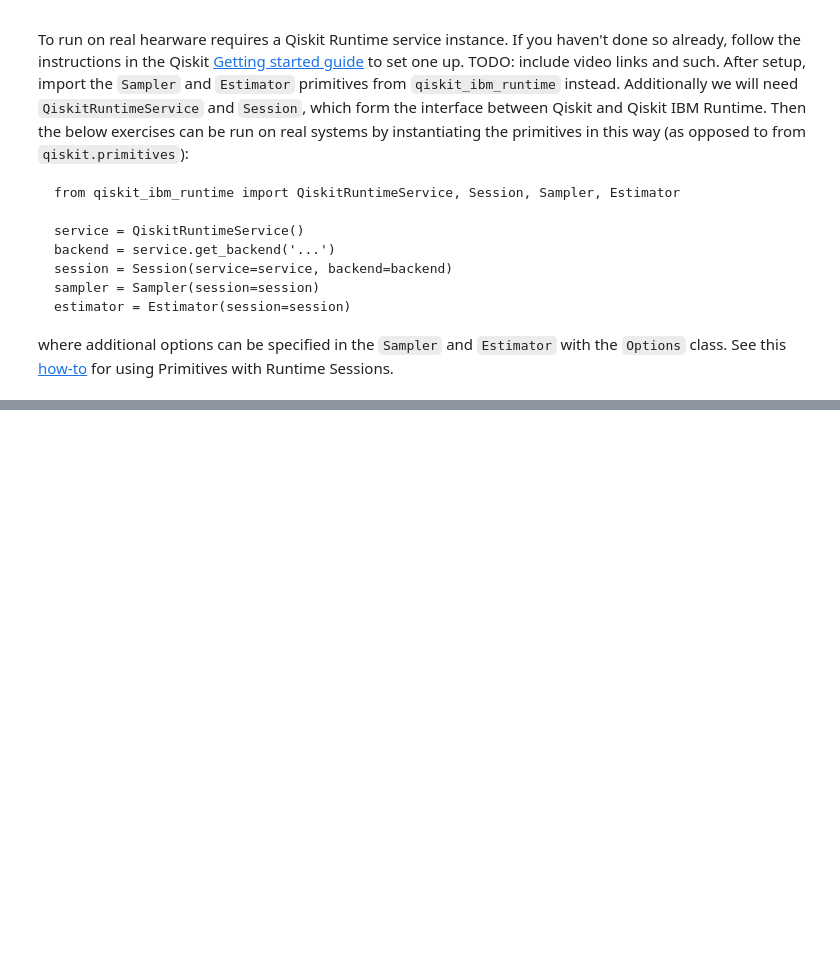
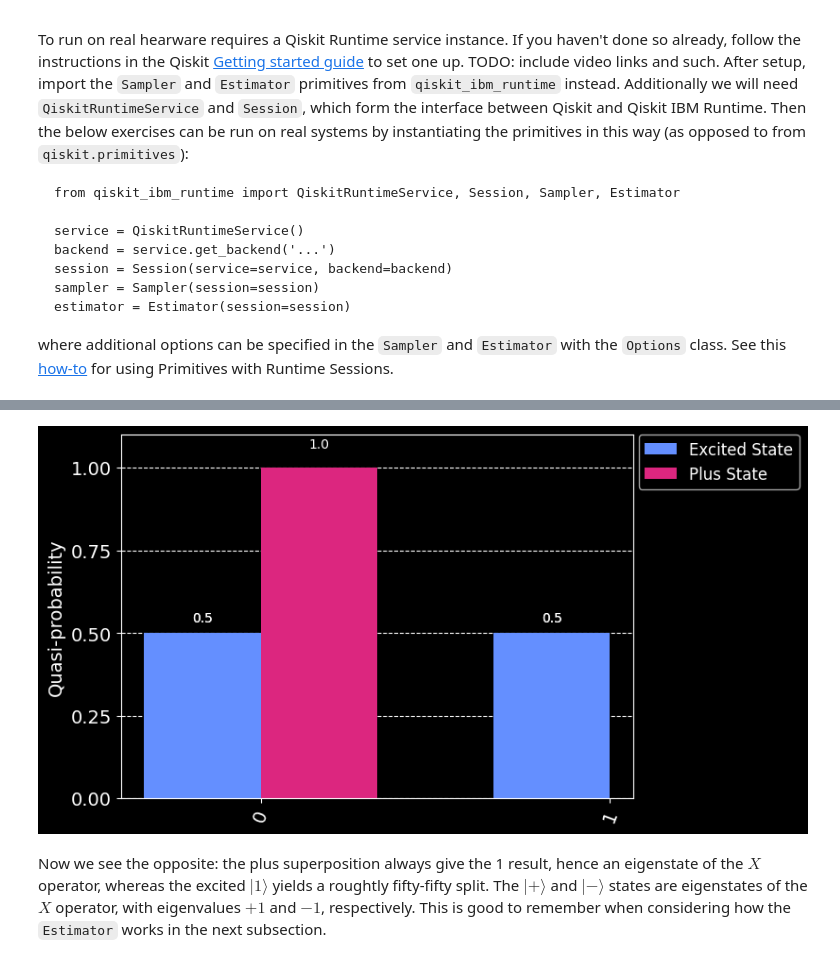
Before and after one commit to Martyna94/QiskitSummerSchool2023, a Jupyter notebook: Lab2/Lab2.ipynb, the cells around one changed output, grey strips where cells are left out. Saved outputs shown, nothing was run; the diff lists cells and outputs as text; code cells hidden in the pictures; blank space fills up the shorter version.

```diff
--- a/Lab2/Lab2.ipynb
+++ b/Lab2/Lab2.ipynb
@@ -35,0 +86,20 @@ plt.style.use('dark_background') # optional
+# %%
+qc_1.remove_final_measurements()
+qc_plus.remove_final_measurements()
+
+# rotate into the X-basis
+qc_1.h(0)
+qc_plus.h(0)
+
+qc_1.measure_all()
+qc_plus.measure_all()
+# %%
+sampler = Sampler()
+job_1 = sampler.run(qc_1)
+job_plus = sampler.run(qc_plus)
+# %%
+plot_histogram([job_1.result().quasi_dists[0],job_plus.result().quasi_dists[0]],legend=legend)
+# %% [output]
+[figure, added]
+# %% [markdown]
+Now we see the opposite: the plus superposition always give the 1 result, hence an eigenstate of the $X$ operator, whereas the excited $|1\rangle$ yields a roughtly fifty-fifty split. The $|+\rangle$ and $|-\rangle$ states are eigenstates of the $X$ operator, with eigenvalues $+1$ and $-1$, respectively. This is good to remember when considering how the `Estimator` works in the next subsection.
```
Also changed, not shown: parts of 48 cells of this notebook.
